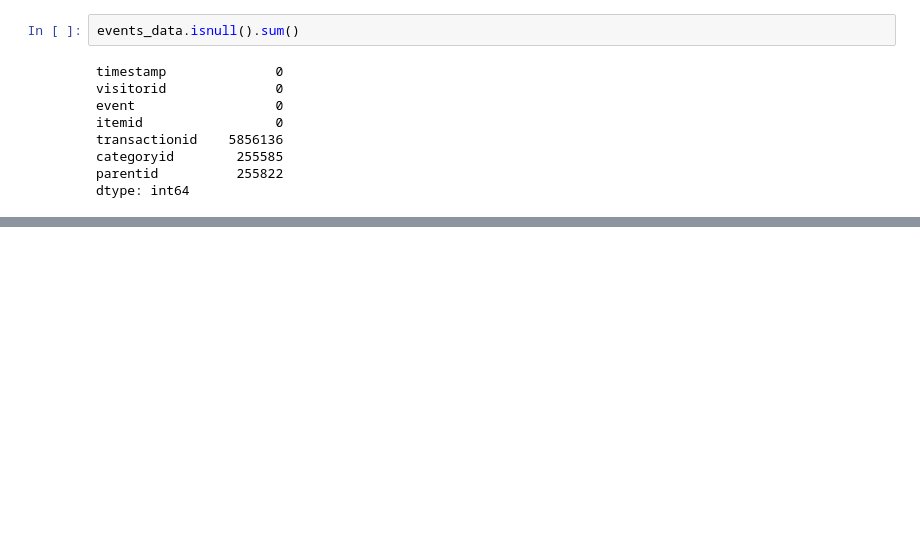
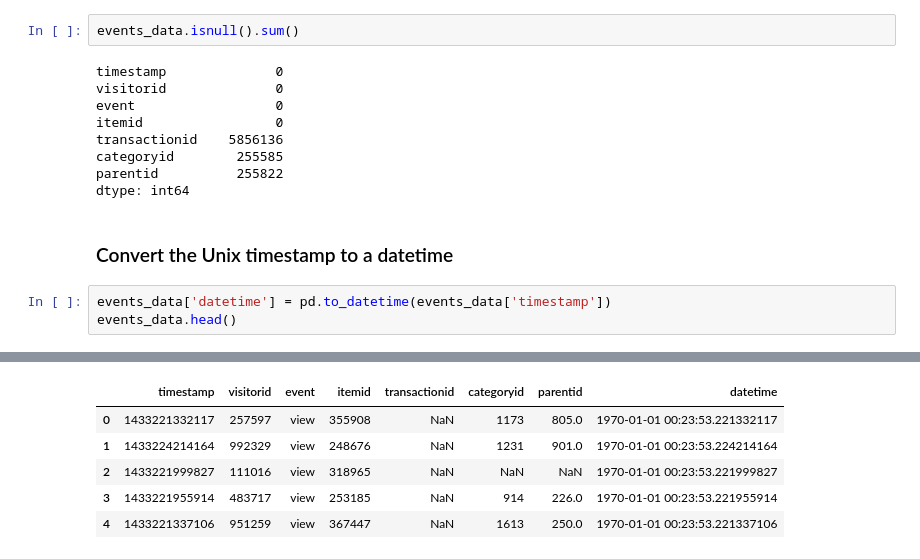
Before and after one commit to matth-adenyo/e-com_RS, a Jupyter notebook: E-Commerce Recommendation System.ipynb, the cells around one changed output, grey strips where cells are left out. Cells and saved outputs as stored; diff of their text form; blank space fills up the shorter version.

```diff
--- a/E-Commerce Recommendation System.ipynb
+++ b/E-Commerce Recommendation System.ipynb
@@ -253,3 +253,9 @@ transactionid    5856136
 categoryid        255585
 parentid          255822
 dtype: int64
+# %% [markdown]
+### Convert the Unix timestamp to a datetime
+# %%
+events_data['datetime'] = pd.to_datetime(events_data['timestamp'])
+events_data.head()
+# %% [output]
@@ -255,0 +263,6 @@ dtype: int64
+|  | timestamp | visitorid | event | itemid | transactionid | categoryid | parentid | datetime |
+| 0 | 1433221332117 | 257597 | view | 355908 | NaN | 1173 | 805.0 | 1970-01-01 00:23:53.221332117 |
+| 1 | 1433224214164 | 992329 | view | 248676 | NaN | 1231 | 901.0 | 1970-01-01 00:23:53.224214164 |
+| 2 | 1433221999827 | 111016 | view | 318965 | NaN | NaN | NaN | 1970-01-01 00:23:53.221999827 |
+| 3 | 1433221955914 | 483717 | view | 253185 | NaN | 914 | 226.0 | 1970-01-01 00:23:53.221955914 |
+| 4 | 1433221337106 | 951259 | view | 367447 | NaN | 1613 | 250.0 | 1970-01-01 00:23:53.221337106 |
```
Also changed, not shown: parts of 2 cells of this notebook.
